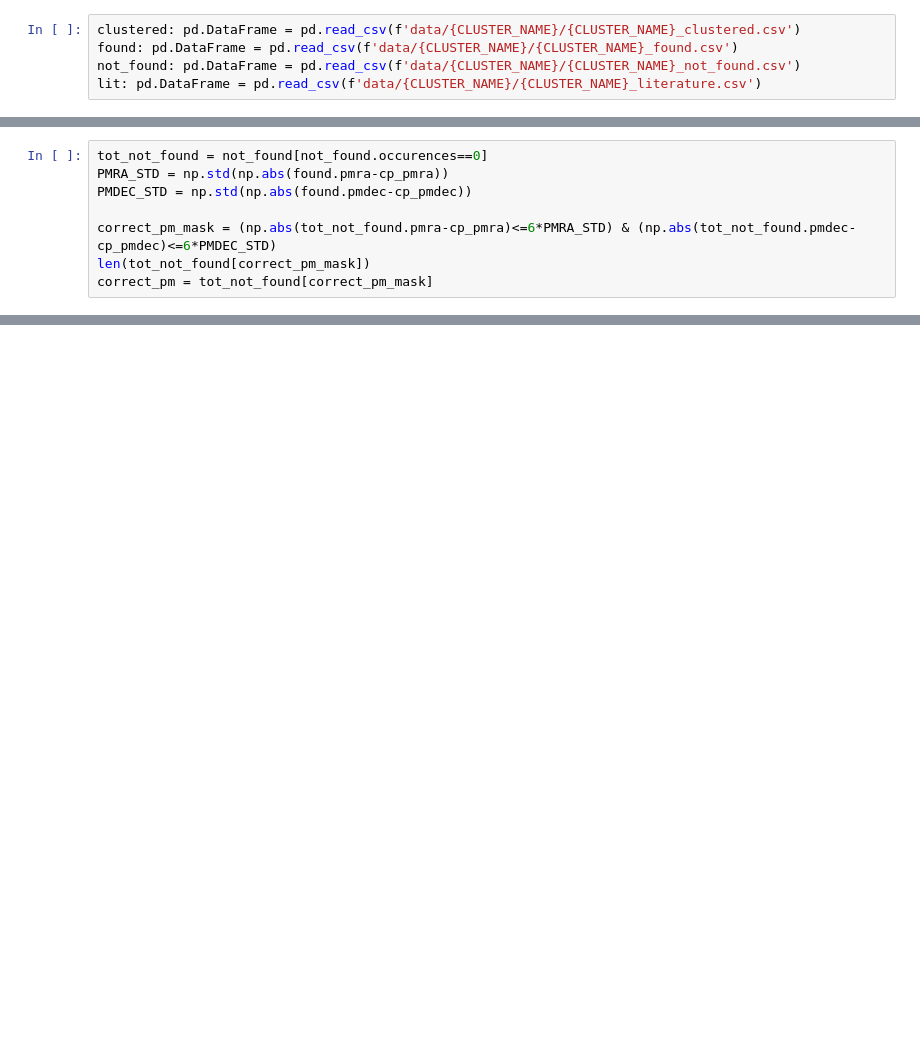
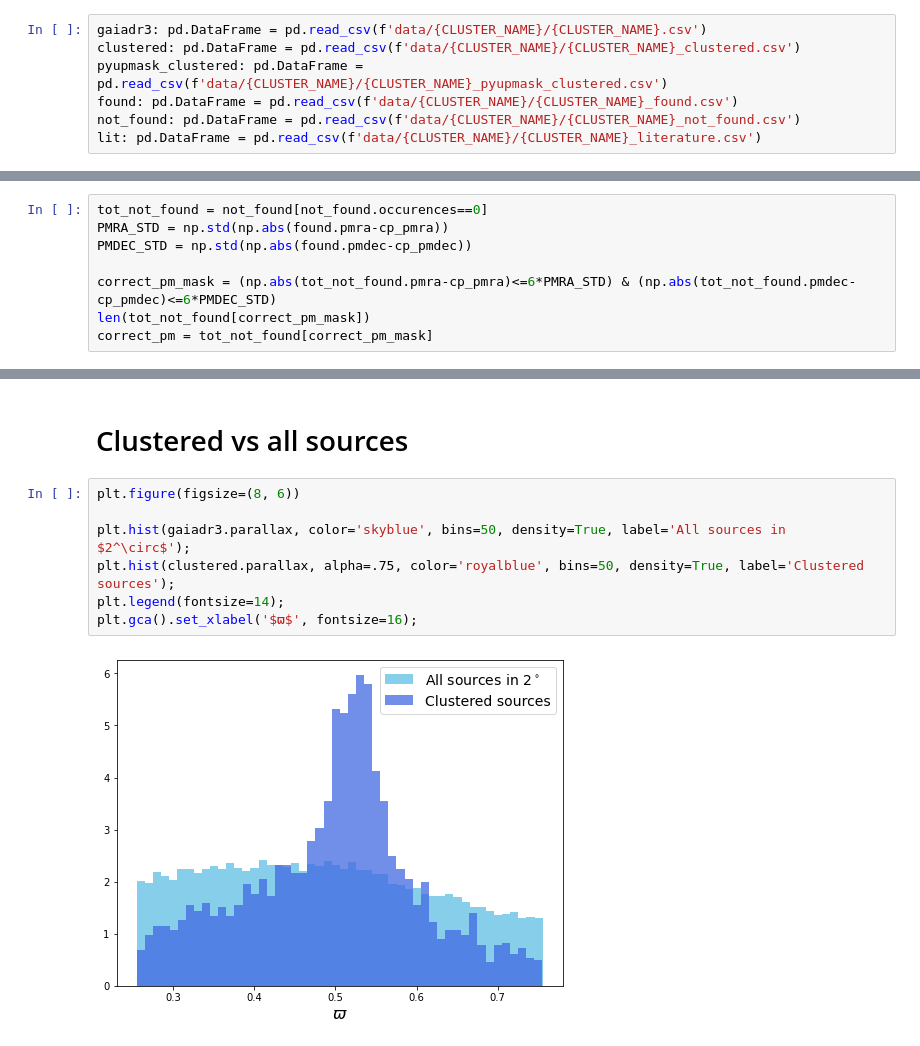
Before and after one commit to maja-jablonska/blue-stragglers-with-gaia, a Jupyter notebook: NGC 188 clustered.ipynb, the cells around one changed output, grey strips where cells are left out. Saved outputs shown, nothing was run; the diff lists cells and outputs as text; blank space fills up the shorter version.

```diff
--- a/NGC 188 clustered.ipynb
+++ b/NGC 188 clustered.ipynb
@@ -25,7 +25,9 @@ cp_ra, cp_dec, cp_par, cp_pmra, cp_pmdec, cp_radvel = resolve_name(CLUSTER_NAME)
 # %%
 isochrone: np.ndarray = load_isochrone(f'data/{CLUSTER_NAME}/{CLUSTER_NAME}_isochrone.dat')
 # %%
+gaiadr3: pd.DataFrame = pd.read_csv(f'data/{CLUSTER_NAME}/{CLUSTER_NAME}.csv')
 clustered: pd.DataFrame = pd.read_csv(f'data/{CLUSTER_NAME}/{CLUSTER_NAME}_clustered.csv')
+pyupmask_clustered: pd.DataFrame = pd.read_csv(f'data/{CLUSTER_NAME}/{CLUSTER_NAME}_pyupmask_clustered.csv')
 found: pd.DataFrame = pd.read_csv(f'data/{CLUSTER_NAME}/{CLUSTER_NAME}_found.csv')
 not_found: pd.DataFrame = pd.read_csv(f'data/{CLUSTER_NAME}/{CLUSTER_NAME}_not_found.csv')
 lit: pd.DataFrame = pd.read_csv(f'data/{CLUSTER_NAME}/{CLUSTER_NAME}_literature.csv')
@@ -225,3 +227,14 @@ plt.legend(fontsize=16);
 # %% [output]
 [interactive output not drawn]
 [interactive output not drawn]
+# %% [markdown]
+# Clustered vs all sources
+# %%
+plt.figure(figsize=(8, 6))
+
+plt.hist(gaiadr3.parallax, color='skyblue', bins=50, density=True, label='All sources in $2^\circ$');
+plt.hist(clustered.parallax, alpha=.75, color='royalblue', bins=50, density=True, label='Clustered sources');
+plt.legend(fontsize=14);
+plt.gca().set_xlabel('$ϖ$', fontsize=16);
+# %% [output]
+[figure, added]
```
Also changed, not shown: parts of 4 cells of this notebook, 11 other files.
